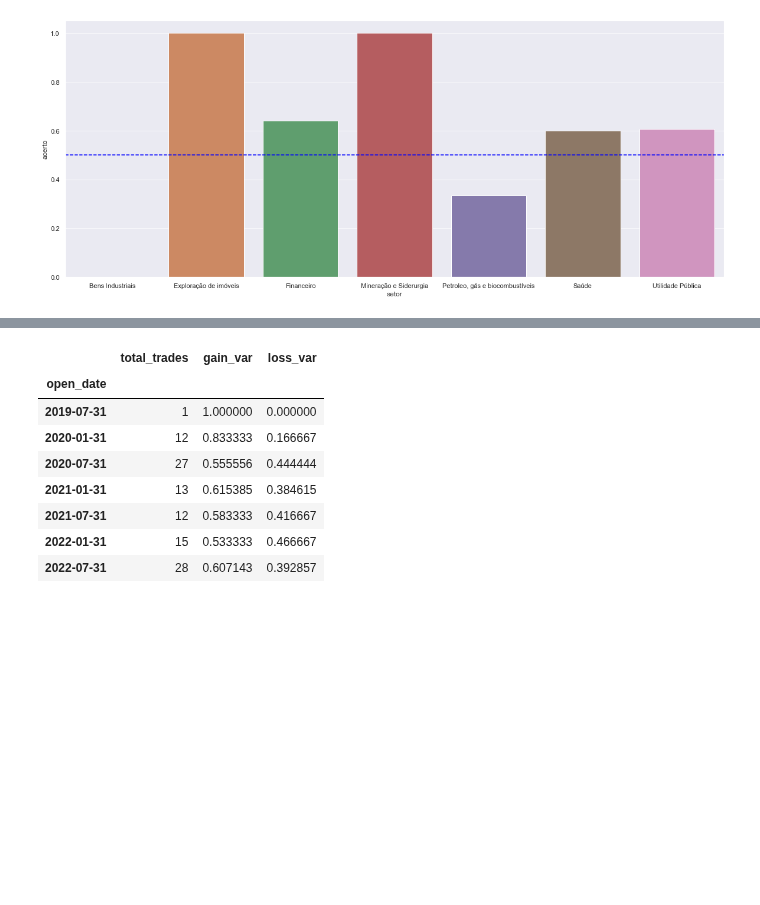
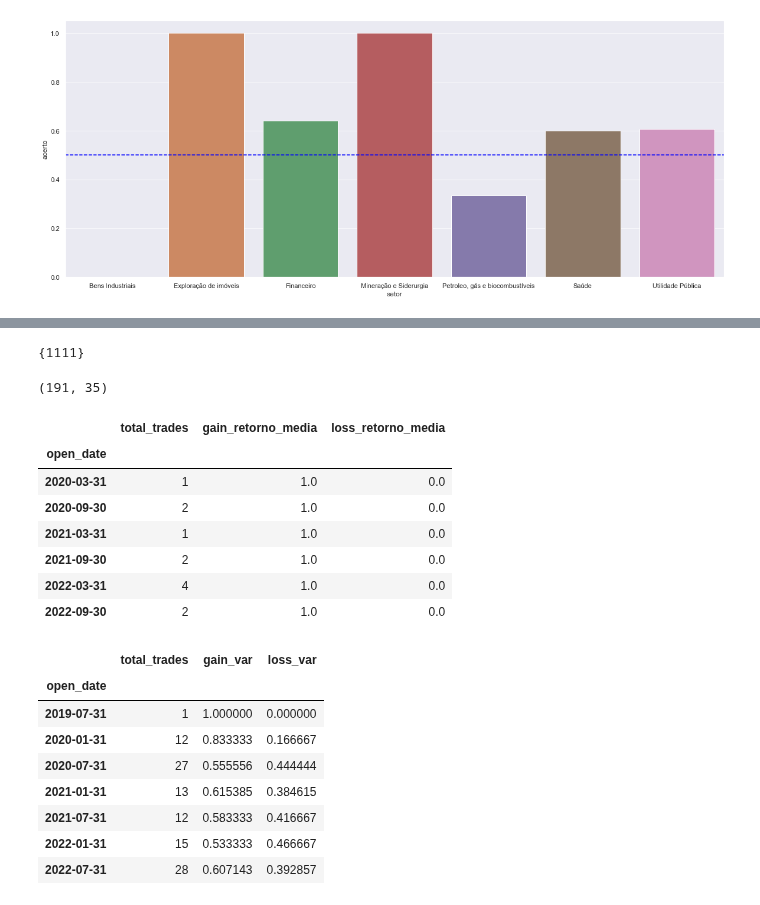
Before and after one commit to CorreaWillian/cointegration, a Jupyter notebook: Final EDA - com stop.ipynb, the cells around one changed output, grey strips where cells are left out. Saved outputs shown, nothing was run; the diff lists cells and outputs as text; code cells hidden in the pictures; blank space fills up the shorter version.

```diff
--- a/Final EDA - com stop.ipynb
+++ b/Final EDA - com stop.ipynb
@@ -444,4 +431,4 @@ Text(0, 0.5, 'acerto')
 # %%
 fechadas.set_index('open_date').resample('6M').agg(
     total_trades = ('status', 'count'),
-    gain_halflife = ('e_lucro_bruto', 'mean'),
+    gain_halflife = ('e_lucro_bruto', 'mean')
@@ -448,3 +446,28 @@ fechadas.set_index('open_date').resample('6M').agg(
+# %%
+set(fechadas.index.tolist()) - set(todos_indices)
+# %% [output]
+{1111}
+# %%
+fechadas.shape
+# %% [output]
+(191, 35)
+# %%
+fechadas_retorno_semestre = fechadas_retorno.set_index('open_date').resample('6M').agg(
+    total_trades = ('status', 'count'),
+    gain_retorno_media = ('e_lucro_bruto', 'mean'),
+)
+fechadas_retorno_semestre['loss_retorno_media'] = 1-fechadas_retorno_semestre['gain_retorno_media']
+
+fechadas_retorno_semestre
+# %% [output]
+|  | total_trades | gain_retorno_media | loss_retorno_media |
+| open_date |  |  |  |
+| 2020-03-31 | 1 | 1.0 | 0.0 |
+| 2020-09-30 | 2 | 1.0 | 0.0 |
+| 2021-03-31 | 1 | 1.0 | 0.0 |
+| 2021-09-30 | 2 | 1.0 | 0.0 |
+| 2022-03-31 | 4 | 1.0 | 0.0 |
+| 2022-09-30 | 2 | 1.0 | 0.0 |
 # %%
 fechadas_var_semestre = fechadas_stop_var.set_index('open_date').resample('6M').agg(
     total_trades = ('status', 'count'),
```
Also changed, not shown: parts of 6 cells of this notebook.
